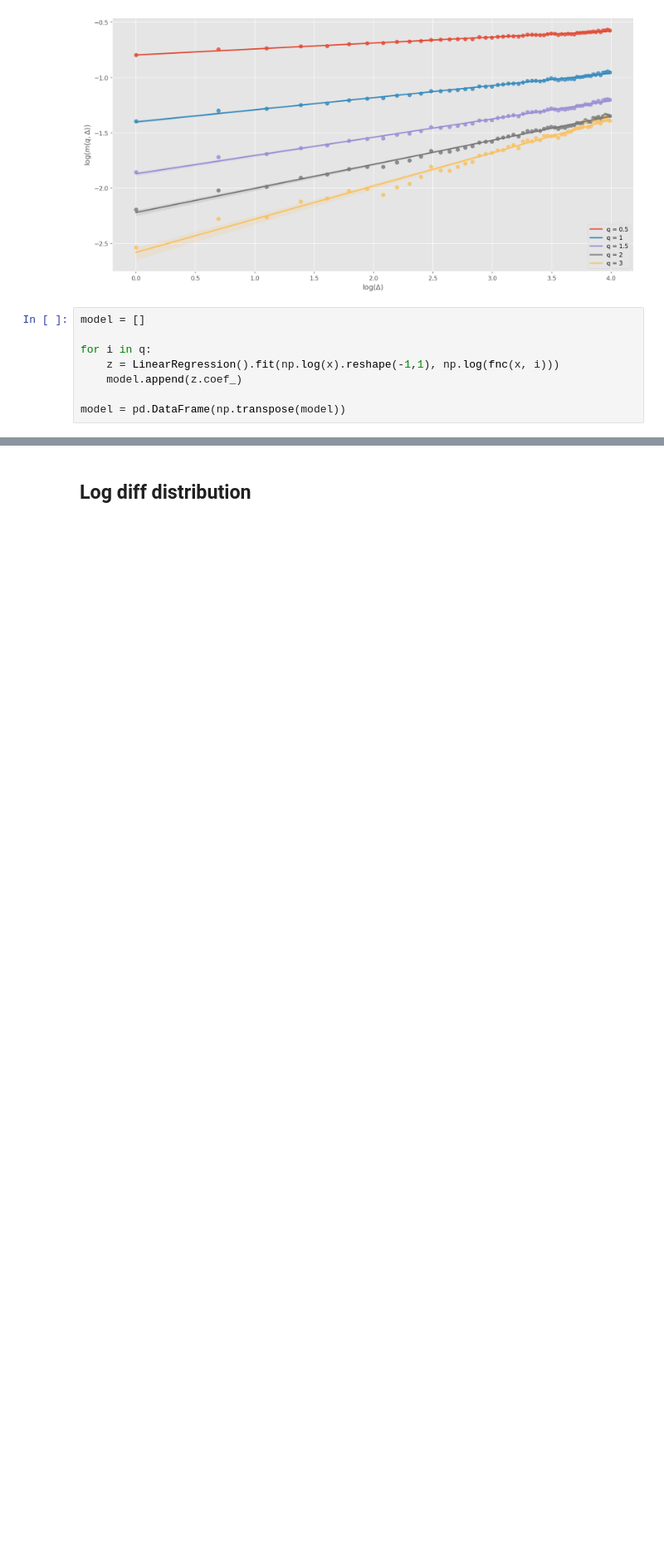
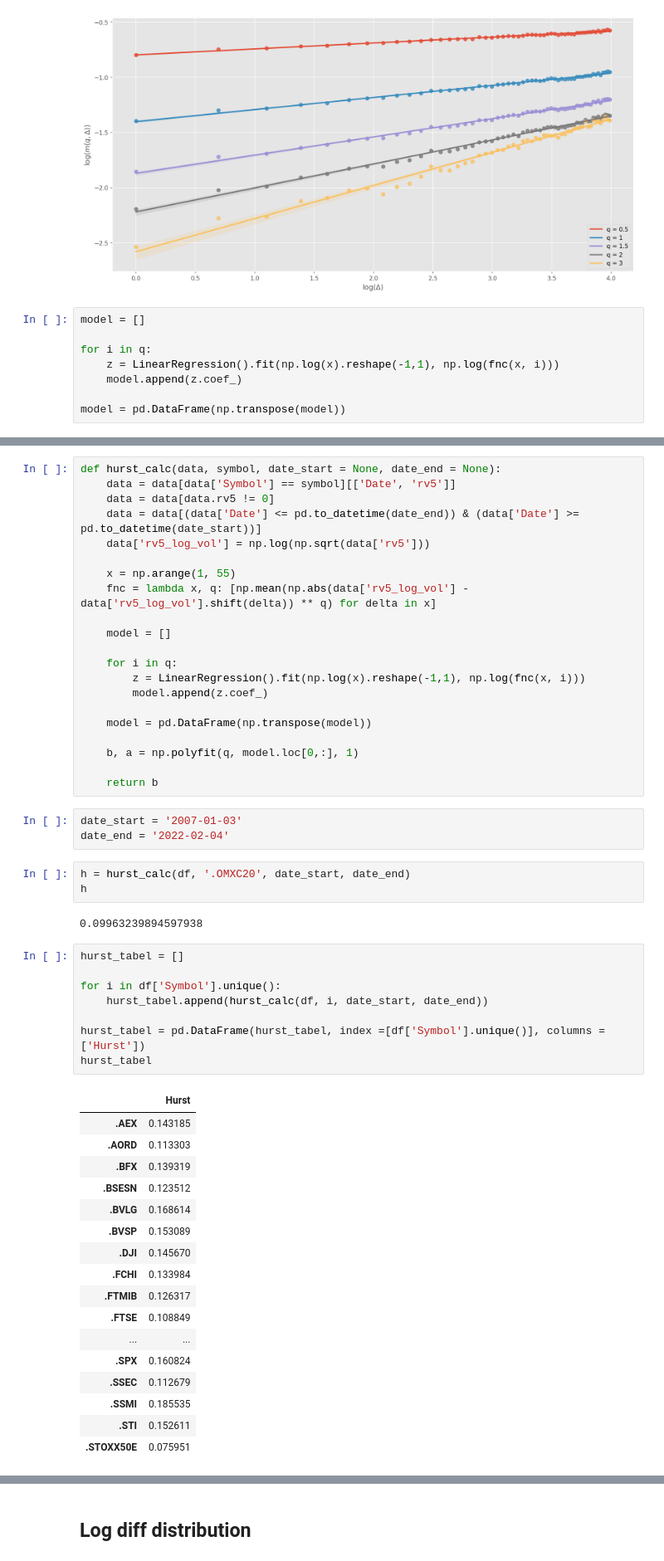
Before and after one commit to Zattera44/Speciale, a Jupyter notebook: volatility_is_rough/Oxford Man Realized Vol.ipynb, the cells around one changed output, grey strips where cells are left out. Shown at 83% size. Cells and saved outputs as stored; diff of their text form; blank space fills up the shorter version.

```diff
--- a/volatility_is_rough/Oxford Man Realized Vol.ipynb
+++ b/volatility_is_rough/Oxford Man Realized Vol.ipynb
@@ -238,0 +238,55 @@ plt.show()
+# %%
+def hurst_calc(data, symbol, date_start = None, date_end = None):
+    data = data[data['Symbol'] == symbol][['Date', 'rv5']]
+    data = data[data.rv5 != 0]
+    data = data[(data['Date'] <= pd.to_datetime(date_end)) & (data['Date'] >= pd.to_datetime(date_start))]
+    data['rv5_log_vol'] = np.log(np.sqrt(data['rv5']))
+
+    x = np.arange(1, 55)
+    fnc = lambda x, q: [np.mean(np.abs(data['rv5_log_vol'] - data['rv5_log_vol'].shift(delta)) ** q) for delta in x]
+
+    model = []
+
+    for i in q:
+        z = LinearRegression().fit(np.log(x).reshape(-1,1), np.log(fnc(x, i)))
+        model.append(z.coef_)
+
+    model = pd.DataFrame(np.transpose(model))
+
+    b, a = np.polyfit(q, model.loc[0,:], 1)
+
+    return b
+# %%
+date_start = '2007-01-03'
+date_end = '2022-02-04'
+# %%
+h = hurst_calc(df, '.OMXC20', date_start, date_end)
+h
+# %% [output]
+0.09963239894597938
+# %%
+hurst_tabel = []
+
+for i in df['Symbol'].unique():
+    hurst_tabel.append(hurst_calc(df, i, date_start, date_end))
+
+hurst_tabel = pd.DataFrame(hurst_tabel, index =[df['Symbol'].unique()], columns = ['Hurst'])
+hurst_tabel
+# %% [output]
+|  | Hurst |
+| .AEX | 0.143185 |
+| .AORD | 0.113303 |
+| .BFX | 0.139319 |
+| .BSESN | 0.123512 |
+| .BVLG | 0.168614 |
+| .BVSP | 0.153089 |
+| .DJI | 0.145670 |
+| .FCHI | 0.133984 |
+| .FTMIB | 0.126317 |
+| .FTSE | 0.108849 |
+| ... | ... |
+| .SPX | 0.160824 |
+| .SSEC | 0.112679 |
+| .SSMI | 0.185535 |
+| .STI | 0.152611 |
+| .STOXX50E | 0.075951 |
```
Also changed, not shown: parts of 14 cells of this notebook.
